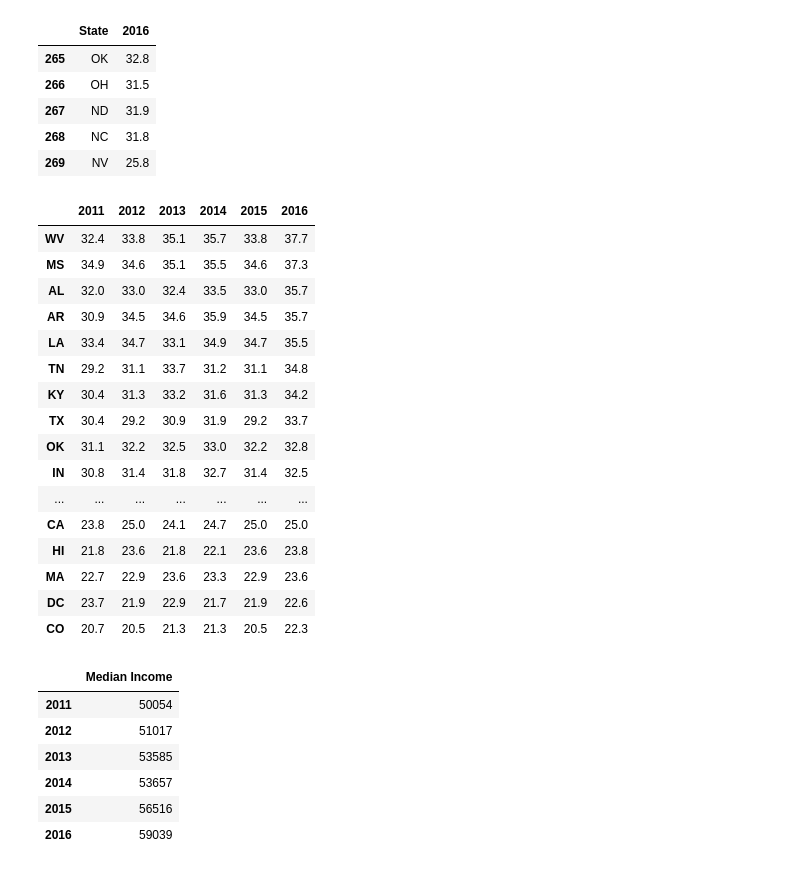
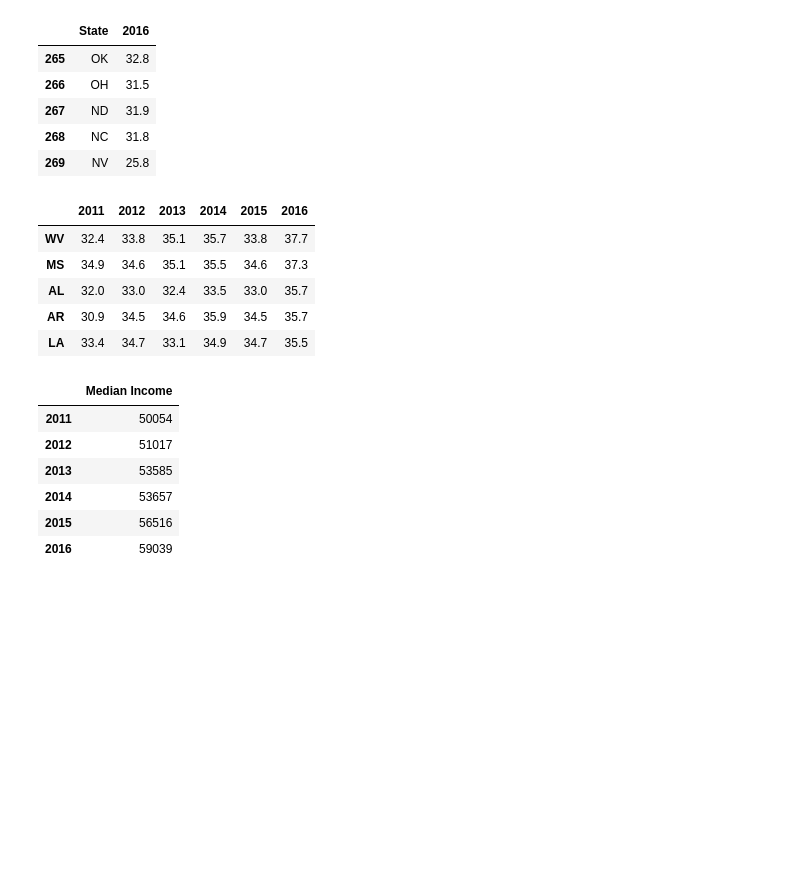
Before and after one commit to Rshn8411/project1, a Jupyter notebook: DL_Graphs/2011_2016_Graphs.ipynb, the cells around one changed output. Saved outputs shown, nothing was run; the diff lists cells and outputs as text; code cells hidden in the pictures; blank space fills up the shorter version.

```diff
--- a/DL_Graphs/2011_2016_Graphs.ipynb
+++ b/DL_Graphs/2011_2016_Graphs.ipynb
@@ -215,35 +205,24 @@ state_obesity_2016.head()
 # %%
 state_obese_count = state_obesity_2011.merge(state_obesity_2012,on='State').merge(
         state_obesity_2013,on='State').merge(state_obesity_2014,on='State').merge(
         state_obesity_2015,on='State').merge(state_obesity_2016,on='State')
 
 state_obese_perc = state_obese_count.set_index('State')
 del state_obese_perc.index.name
 state_obese_perc = state_obese_perc.sort_values(by=[2016], ascending = False)
 state_obese_percentage1 = state_obese_perc.T
 state_obese_percentage2 = state_obese_percentage1.reset_index(drop = False)
 state_obese_percentage2['index'] = state_obese_percentage2['index'].astype(int)
 state_obese_percentage = state_obese_percentage2.set_index('index')
 del state_obese_percentage.index.name
-state_obese_percentage.T
+state_obese_percentage.T.head()
 # %% [output]
 |  | 2011 | 2012 | 2013 | 2014 | 2015 | 2016 |
 | WV | 32.4 | 33.8 | 35.1 | 35.7 | 33.8 | 37.7 |
 | MS | 34.9 | 34.6 | 35.1 | 35.5 | 34.6 | 37.3 |
 | AL | 32.0 | 33.0 | 32.4 | 33.5 | 33.0 | 35.7 |
 | AR | 30.9 | 34.5 | 34.6 | 35.9 | 34.5 | 35.7 |
 | LA | 33.4 | 34.7 | 33.1 | 34.9 | 34.7 | 35.5 |
-| TN | 29.2 | 31.1 | 33.7 | 31.2 | 31.1 | 34.8 |
-| KY | 30.4 | 31.3 | 33.2 | 31.6 | 31.3 | 34.2 |
-| TX | 30.4 | 29.2 | 30.9 | 31.9 | 29.2 | 33.7 |
-| OK | 31.1 | 32.2 | 32.5 | 33.0 | 32.2 | 32.8 |
-| IN | 30.8 | 31.4 | 31.8 | 32.7 | 31.4 | 32.5 |
-| ... | ... | ... | ... | ... | ... | ... |
-| CA | 23.8 | 25.0 | 24.1 | 24.7 | 25.0 | 25.0 |
-| HI | 21.8 | 23.6 | 21.8 | 22.1 | 23.6 | 23.8 |
-| MA | 22.7 | 22.9 | 23.6 | 23.3 | 22.9 | 23.6 |
-| DC | 23.7 | 21.9 | 22.9 | 21.7 | 21.9 | 22.6 |
-| CO | 20.7 | 20.5 | 21.3 | 21.3 | 20.5 | 22.3 |
 # %%
 # Reformat national df
 median_income_df = pd.read_csv(path_median_income,skipinitialspace=True)
```
Also changed, not shown: parts of 2 cells of this notebook, 11 other files.
